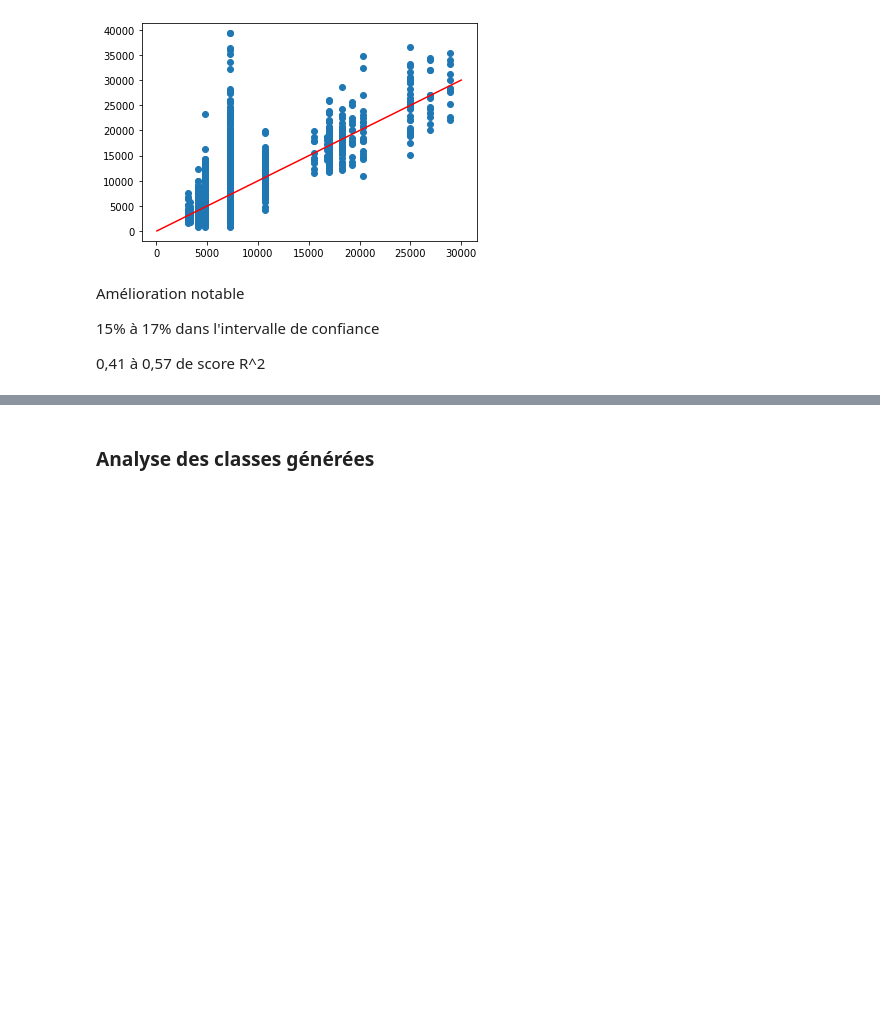
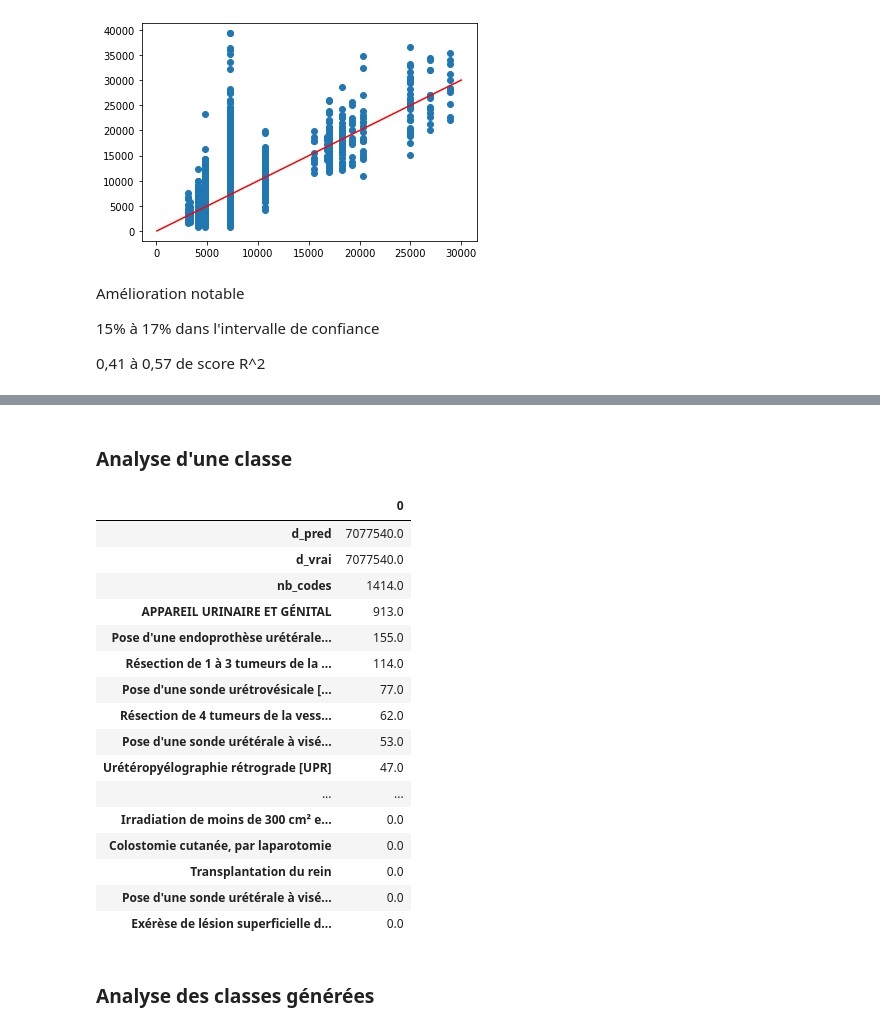
Before and after one commit to Gillesdek/time_prediction_for_surgery, a Jupyter notebook: RegressionTree.ipynb, the cells around one changed output, grey strips where cells are left out. Saved outputs shown, nothing was run; the diff lists cells and outputs as text; code cells hidden in the pictures; blank space fills up the shorter version.

```diff
--- a/RegressionTree.ipynb
+++ b/RegressionTree.ipynb
@@ -293,3 +316,27 @@ Amélioration notable
+# %% [markdown]
+### Analyse d'une classe
+# %%
+classe_3 = data[data["d_pred"]==data['d_pred'][3]]
+c = pd.DataFrame(classe_3.sum())
+c.sort_values(by = 0,ascending = False)
+# %% [output]
+|  | 0 |
+| d_pred | 7077540.0 |
+| d_vrai | 7077540.0 |
+| nb_codes | 1414.0 |
+| APPAREIL URINAIRE ET GÉNITAL | 913.0 |
+| Pose d'une endoprothèse urétérale... | 155.0 |
+| Résection de 1 à 3 tumeurs de la ... | 114.0 |
+| Pose d'une sonde urétrovésicale [... | 77.0 |
+| Résection de 4 tumeurs de la vess... | 62.0 |
+| Pose d'une sonde urétérale à visé... | 53.0 |
+| Urétéropyélographie rétrograde [UPR] | 47.0 |
+| ... | ... |
+| Irradiation de moins de 300 cm² e... | 0.0 |
+| Colostomie cutanée, par laparotomie | 0.0 |
+| Transplantation du rein | 0.0 |
+| Pose d'une sonde urétérale à visé... | 0.0 |
+| Exérèse de lésion superficielle d... | 0.0 |
 # %% [markdown]
 ### Analyse des classes générées
 # %% [markdown]
```
Also changed, not shown: parts of 2 cells of this notebook.
